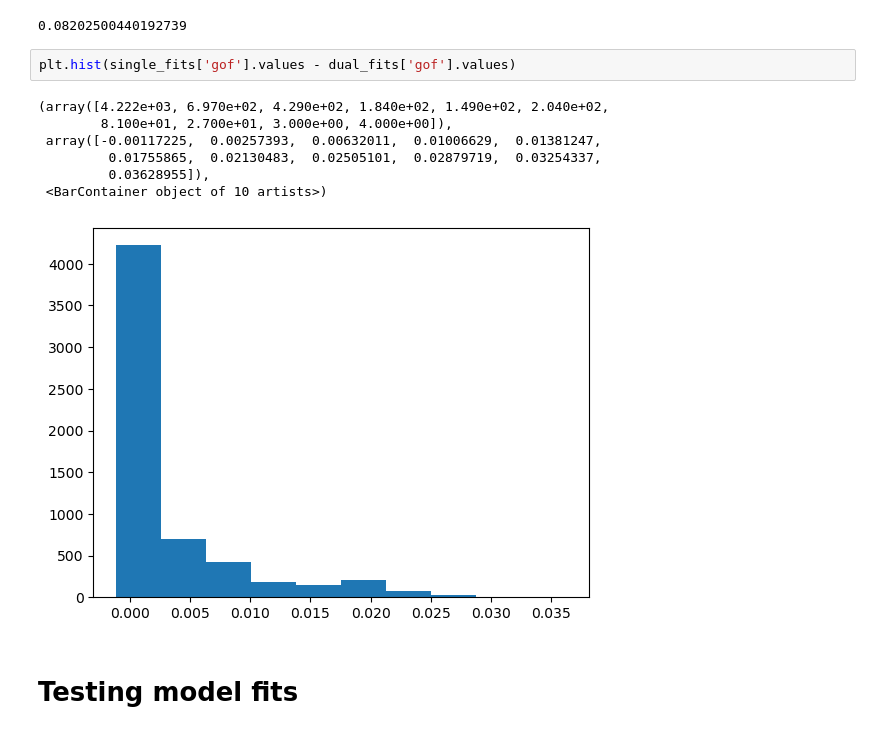
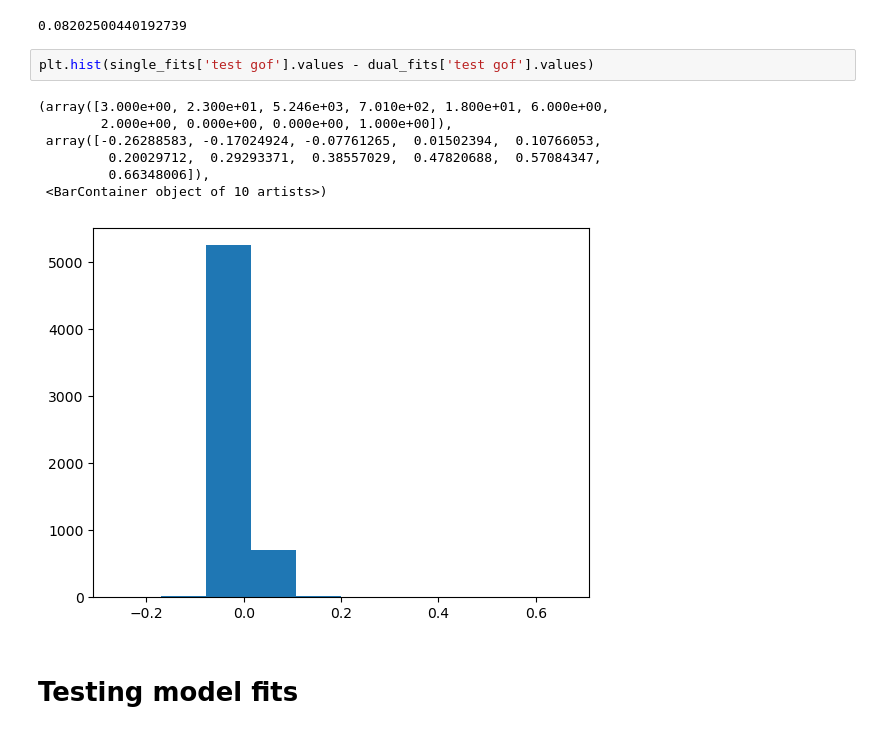
Before and after one commit to tejas-savalia/vma_behavioral, a Jupyter notebook: All experiments/experiment 1/model_comparisons.ipynb, the cells around one changed output. Drawn from its saved outputs; the diff is of its cells as text.

Commit message:
plotting exp3, model comparisons

```diff
--- a/All experiments/experiment 1/model_comparisons.ipynb
+++ b/All experiments/experiment 1/model_comparisons.ipynb
@@ -194,15 +194,15 @@ model_comp_pvals(15, np.array([4, 2, 1, 0]))
 # %% [output]
 0.08202500440192739
 # %%
-plt.hist(single_fits['gof'].values - dual_fits['gof'].values)
+plt.hist(single_fits['test gof'].values - dual_fits['test gof'].values)
 # %% [output]
-(array([4.222e+03, 6.970e+02, 4.290e+02, 1.840e+02, 1.490e+02, 2.040e+02,
-        8.100e+01, 2.700e+01, 3.000e+00, 4.000e+00]),
- array([-0.00117225,  0.00257393,  0.00632011,  0.01006629,  0.01381247,
-         0.01755865,  0.02130483,  0.02505101,  0.02879719,  0.03254337,
-         0.03628955]),
+(array([3.000e+00, 2.300e+01, 5.246e+03, 7.010e+02, 1.800e+01, 6.000e+00,
+        2.000e+00, 0.000e+00, 0.000e+00, 1.000e+00]),
+ array([-0.26288583, -0.17024924, -0.07761265,  0.01502394,  0.10766053,
+         0.20029712,  0.29293371,  0.38557029,  0.47820688,  0.57084347,
+         0.66348006]),
  <BarContainer object of 10 artists>)
-[figure, old version]
+[figure, new version]
 # %% [markdown]
 # Testing model fits
 # %%
```
Also changed, not shown: parts of 1 cell of this notebook, 1 other file.
